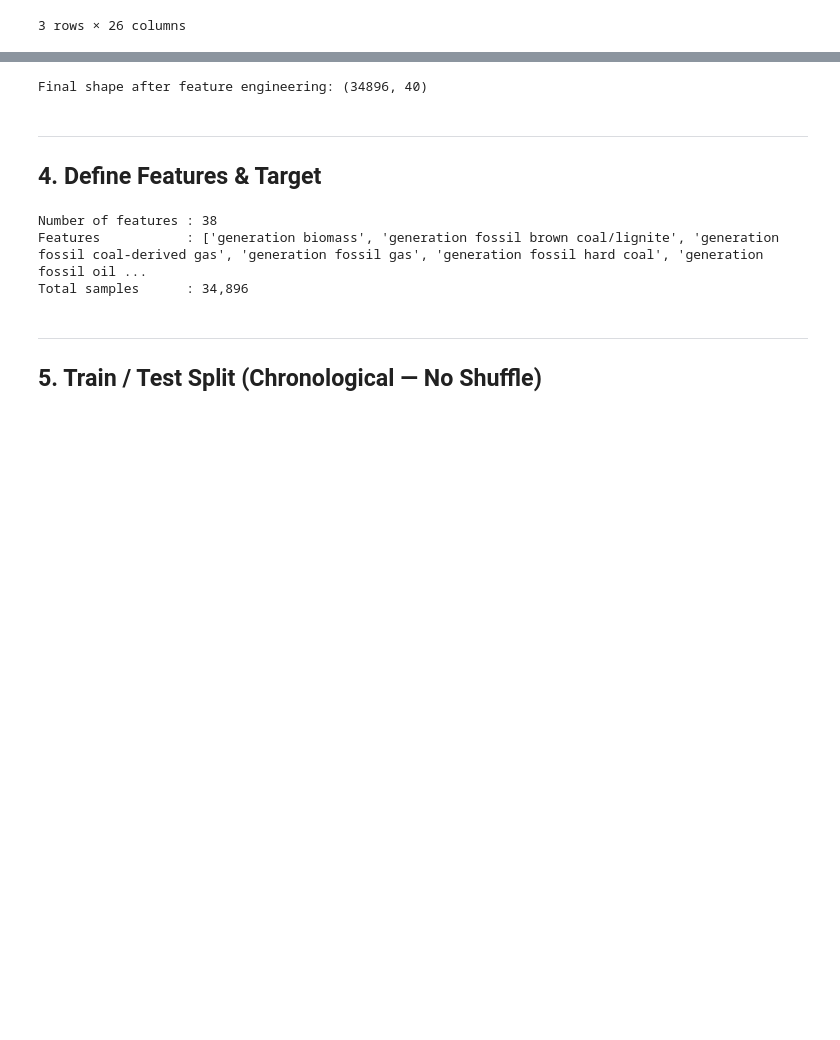
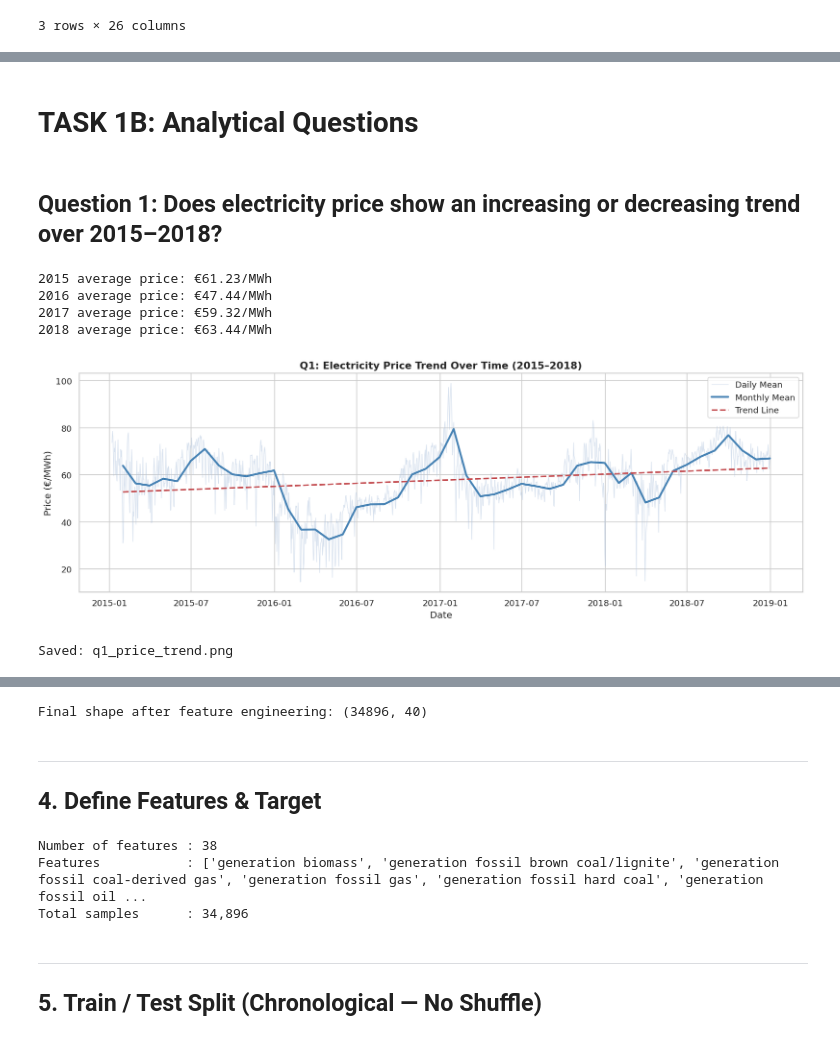
Before and after one commit to mwaniasam/formative1-working_with_time_series_data, a Jupyter notebook: Pipeline_formative.ipynb, the cells around one changed output, grey strips where cells are left out. Cells and saved outputs as stored; diff of their text form; code cells hidden in the pictures; blank space fills up the shorter version.

```diff
--- a/Pipeline_formative.ipynb
+++ b/Pipeline_formative.ipynb
@@ -91,0 +220,34 @@ Missing values remaining: 0
+# %% [markdown]
+
+# TASK 1B: Analytical Questions
+# %% [markdown]
+## Question 1: Does electricity price show an increasing or decreasing trend over 2015–2018?
+# %%
+daily_price   = df['price actual'].resample('D').mean()
+monthly_price = df['price actual'].resample('ME').mean()
+
+for yr in [2015, 2016, 2017, 2018]:
+    avg = df[df.index.year == yr]['price actual'].mean()
+    print(f'{yr} average price: €{avg:.2f}/MWh')
+
+fig, ax = plt.subplots(figsize=(14, 5))
+ax.plot(daily_price.index, daily_price.values, color='lightsteelblue', alpha=0.5, linewidth=0.8, label='Daily Mean')
+ax.plot(monthly_price.index, monthly_price.values, color='steelblue', linewidth=2.5, label='Monthly Mean')
+z = np.polyfit(np.arange(len(monthly_price)), monthly_price.values, 1)
+p = np.poly1d(z)
+ax.plot(monthly_price.index, p(np.arange(len(monthly_price))), 'r--', linewidth=2, label='Trend Line')
+ax.set_title('Q1: Electricity Price Trend Over Time (2015–2018)', fontsize=13, fontweight='bold')
+ax.set_xlabel('Date')
+ax.set_ylabel('Price (€/MWh)')
+ax.legend()
+plt.tight_layout()
+plt.savefig('q1_price_trend.png', bbox_inches='tight')
+plt.show()
+print('Saved: q1_price_trend.png')
+# %% [output]
+2015 average price: €61.23/MWh
+2016 average price: €47.44/MWh
+2017 average price: €59.32/MWh
+2018 average price: €63.44/MWh
+[figure, added]
+Saved: q1_price_trend.png
```
Also changed, not shown: parts of 22 cells of this notebook.
